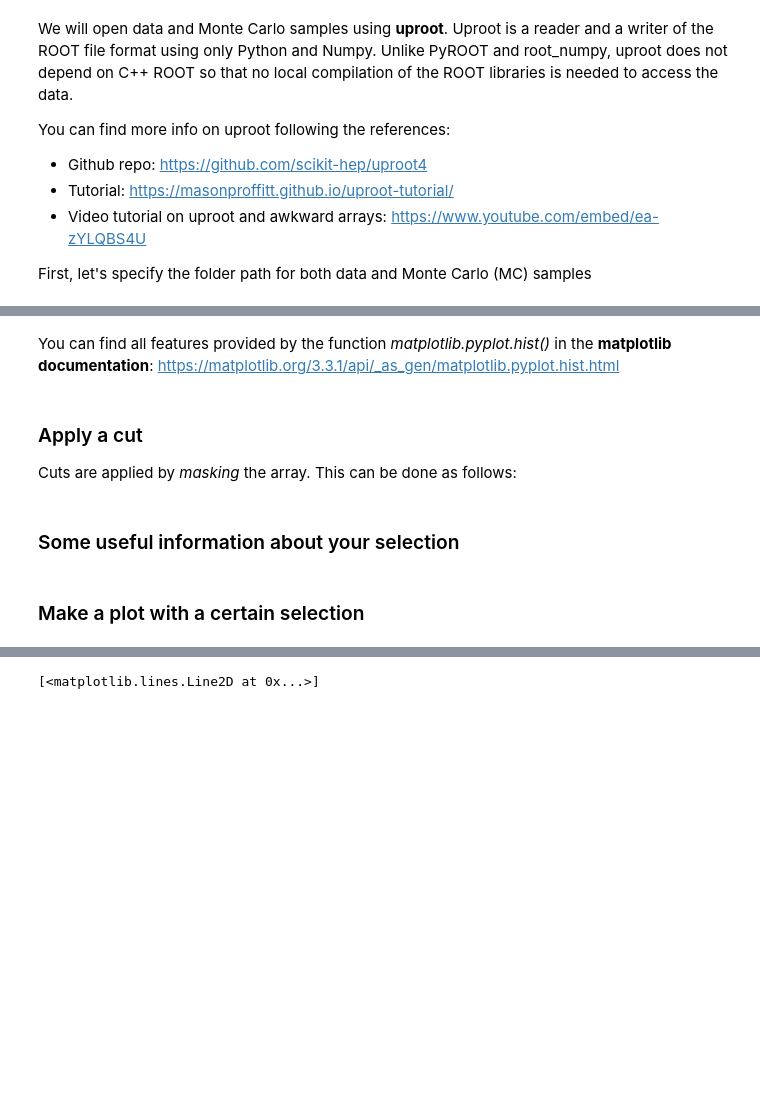
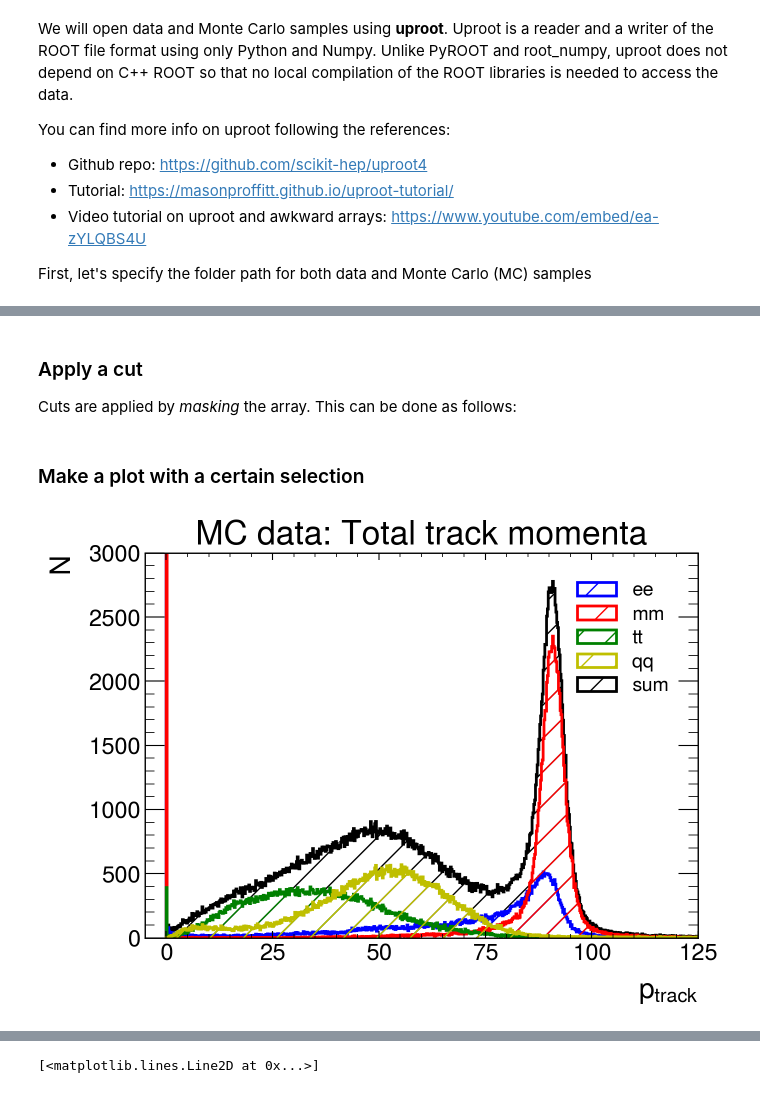
Before and after one commit to lukasg96/z0-precisionmeasurement, a Jupyter notebook: z0_experiment.ipynb, the cells around one changed output, grey strips where cells are left out. Saved outputs shown, nothing was run; the diff lists cells and outputs as text; code cells hidden in the pictures; blank space fills up the shorter version.

Commit message:
Improving plots and code readability

```diff
--- a/z0_experiment.ipynb
+++ b/z0_experiment.ipynb
@@ -32,6 +32,8 @@ import numpy as np
 import matplotlib.pyplot as plt
 
 from scipy.optimize import curve_fit
+# %%
+colors = {'e' : 'b', 'm' : 'r', 't' : 'g', 'q' : 'y', 'mix' : 'black'}
 # %% [markdown]
 ## *Example*: Reading a ROOT.TTree and plotting a variable with a cut
 # %% [markdown]
@@ -144,10 +131,6 @@ We proceed to plot *PCharged* for illustration.
-# %% [markdown]
-You can find all features provided by the function *matplotlib.pyplot.hist()* in the **matplotlib documentation**: https://matplotlib.org/3.3.1/api/_as_gen/matplotlib.pyplot.hist.html
 # %% [markdown]
 ### Apply a cut
 
 Cuts are applied by *masking* the array. This can be done as follows:
-# %% [markdown]
-### Some useful information about your selection
 # %% [markdown]
 ### Make a plot with a certain selection
@@ -153,0 +156,23 @@ Cuts are applied by *masking* the array. This can be done as follows:
+# %%
+# Plot of the total particle
+plt.style.use(mplhep.style.ATLAS)
+plt.figure(figsize=(7,5))
+
+bin_content, bin_edges, _ = plt.hist(pchares[0], bins=1000, range=(0.,200.), histtype='step',  linewidth=2, edgecolor=colors['e'], hatch='/', label='ee')
+bin_content, bin_edges, _ = plt.hist(pchares[1], bins=1000, range=(0.,200.), histtype='step',  linewidth=2, edgecolor=colors['m'], hatch='/', label='mm')
+bin_content, bin_edges, _ = plt.hist(pchares[2], bins=1000, range=(0.,200), histtype='step',  linewidth=2, edgecolor=colors['t'], hatch='/', label='tt')
+bin_content, bin_edges, _ = plt.hist(pchares[3], bins=1000, range=(0.,200.), histtype='step',  linewidth=2, edgecolor=colors['q'], hatch='/', label='qq')
+bin_content, bin_edges, _ = plt.hist(pchares[4], bins=1000, range=(0.,200.), histtype='step',  linewidth=2, edgecolor=colors['mix'], hatch='/', label='sum', zorder=1)
+
+
+### Show the plot on screen
+plt.legend()
+plt.title('MC data: Total track momenta')
+#plt.xlim(-5,130.)
+plt.xlim(-5,125)
+plt.ylim(0,3e3)
+plt.xlabel('$p_{track}$')
+plt.ylabel('N')
+plt.show()
+# %% [output]
+[figure, added]
```
Also changed, not shown: parts of 16 cells of this notebook.
